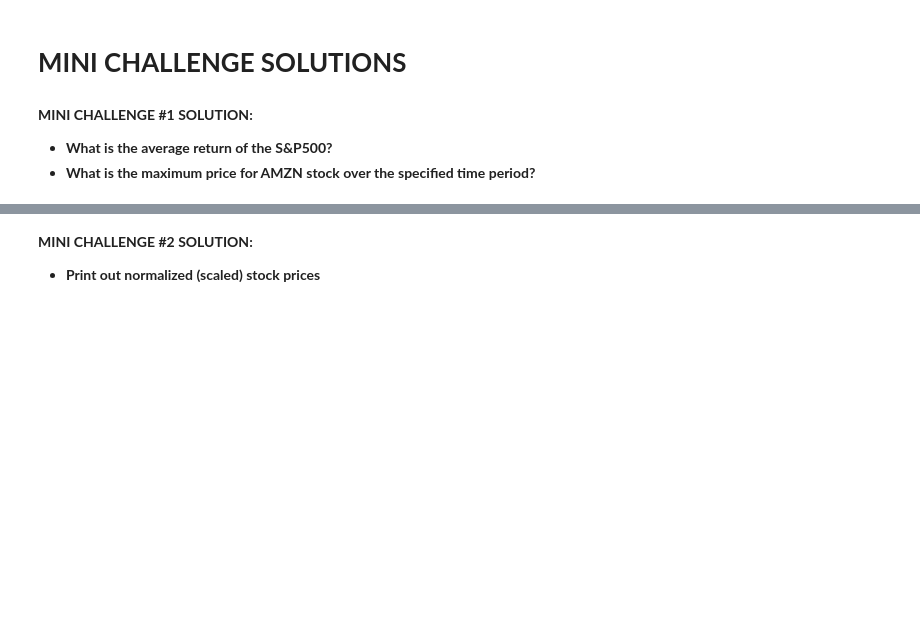
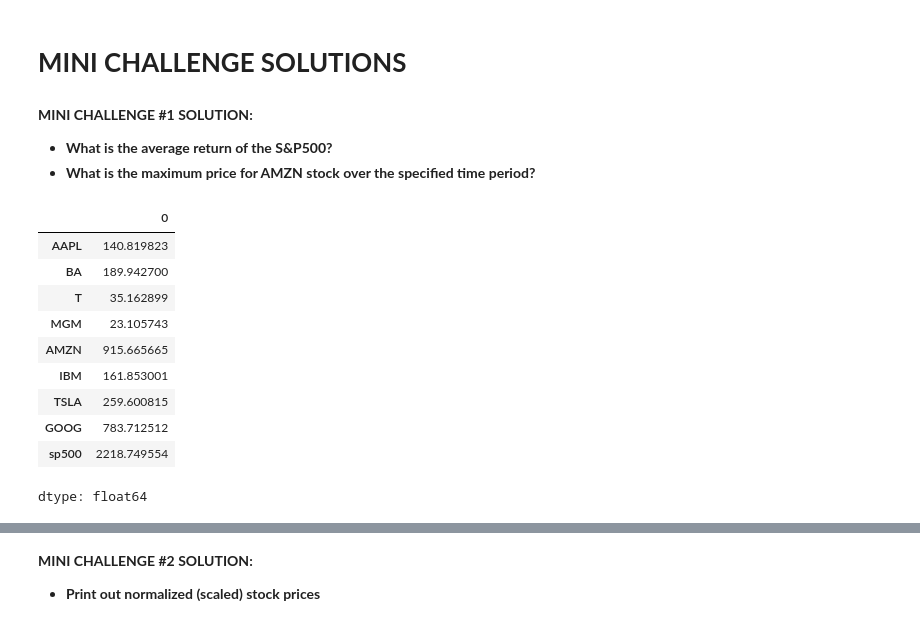
Before and after one commit to alessiomartini/learning_statistical_learning, a Jupyter notebook: Finance_101_1_Stocks_Data_Analysis_and_Visualization.ipynb, the cells around one changed output, grey strips where cells are left out. Cells and saved outputs as stored; diff of their text form; code cells hidden in the pictures; blank space fills up the shorter version.

```diff
--- a/Finance_101_1_Stocks_Data_Analysis_and_Visualization.ipynb
+++ b/Finance_101_1_Stocks_Data_Analysis_and_Visualization.ipynb
@@ -275,3 +523,17 @@ stocks_df.mean()
+# %%
+stocks_df.drop(columns=['Date']).mean()
+# %% [output]
+|  | 0 |
+| AAPL | 140.819823 |
+| BA | 189.942700 |
+| T | 35.162899 |
+| MGM | 23.105743 |
+| AMZN | 915.665665 |
+| IBM | 161.853001 |
+| TSLA | 259.600815 |
+| GOOG | 783.712512 |
+| sp500 | 2218.749554 |
+dtype: float64
 # %%
 # Get the standard deviation of stocks (Volatility)
 stocks_df.std()
```
Also changed, not shown: parts of 30 cells of this notebook.
